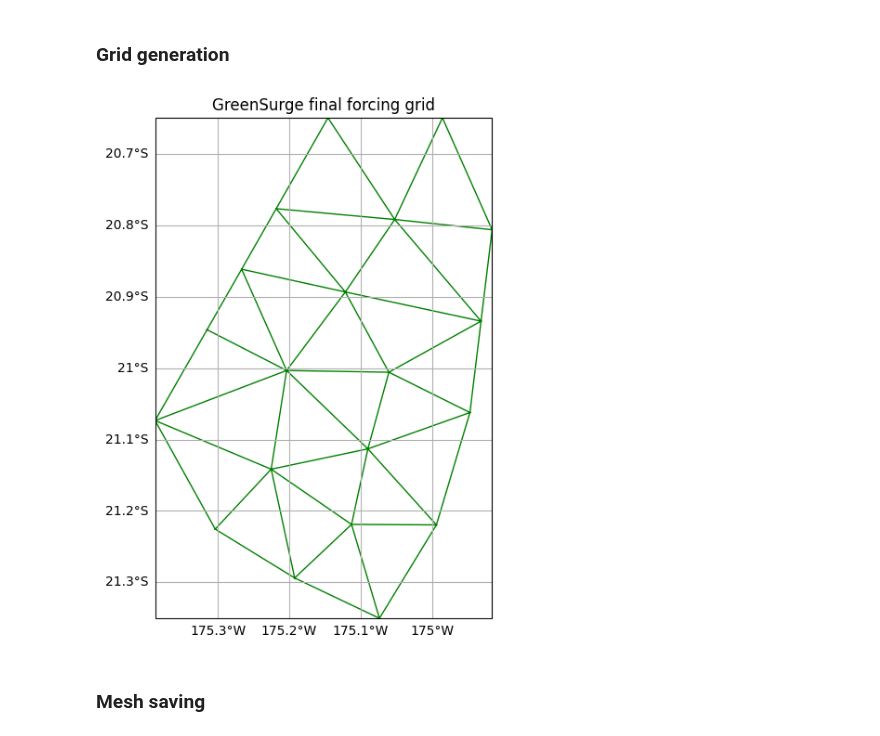
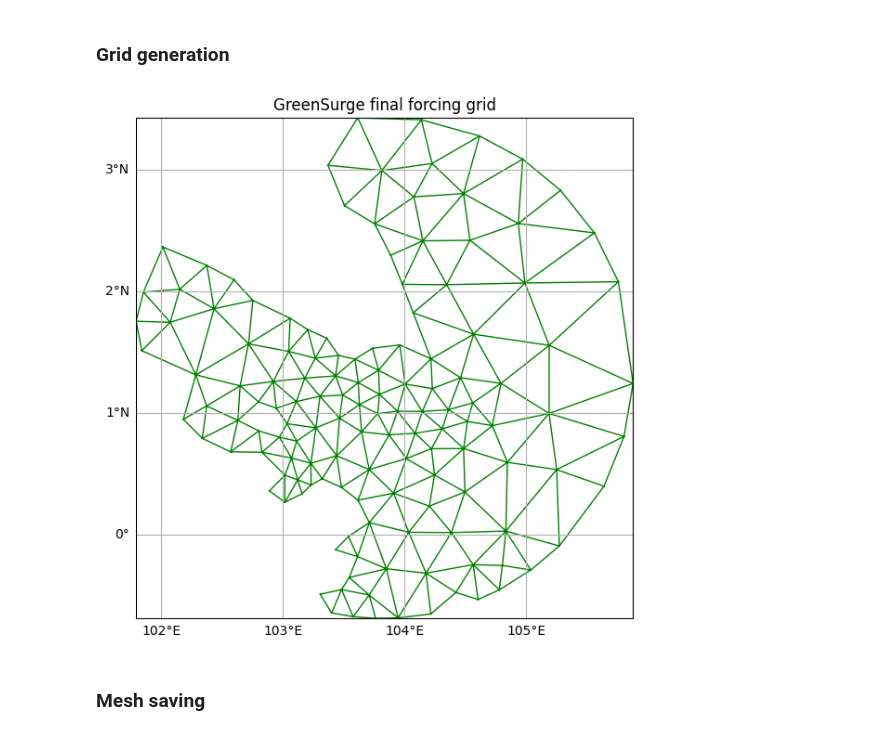
Before and after one commit to JenMontano/BlueMath, a Jupyter notebook: methods/hybrid_downscaling/additive/GreenSurge/02_Setup.ipynb, the cells around one changed output. Drawn from its saved outputs; the diff is of its cells as text; code cells hidden in the pictures.

```diff
--- a/methods/hybrid_downscaling/additive/GreenSurge/02_Setup.ipynb
+++ b/methods/hybrid_downscaling/additive/GreenSurge/02_Setup.ipynb
@@ -65,15 +65,7 @@ Mean_Sea_Level = 0
 # %%
 from shapely.geometry import Point
 
-point = Point(-175.18531, -21.20102)
-
-coords = [
-    [-175.4842625874, -20.6200013383],
-    [-174.7444556220, -20.6187918446],
-    [-174.7446572043, -21.6460551405],
-    [-175.4845145652, -21.6468110740],
-    [-175.4842625874, -20.6200013383],
-]
+point = Point(103.82165058293084, 1.3744749410187365)
 # %% [markdown]
 ## Raster preprocess
 # %% [markdown]
@@ -82,8 +74,8 @@ coords = [
 import numpy as np
 import pyproj
 
-lon_center = np.mean(np.array(coords)[-1, 0])
-lat_center = np.mean(np.array(coords)[-1, 1])
+lon_center = np.mean(point.coords[0][0])
+lat_center = np.mean(point.coords[0][1])
 
 proj_str = (
     f"+proj=aeqd +lat_0={lat_center} +lon_0={lon_center} +units=m +datum=WGS84 +no_defs"
@@ -103,7 +95,7 @@ from pyproj import CRS
 from shapely.geometry import Polygon
 
 domain_crs = CRS.from_user_input("epsg:4326")
-domain_polygon = Polygon(coords)
+domain_polygon = Polygon(point.buffer(2).exterior.coords)
 
 raster_resolution = get_raster_resolution(raster_path=output_bathy_clip_tif_path)
 raster_resolution_meters = get_raster_resolution_meters(
@@ -137,35 +129,29 @@ coarse_domain_clipped = (
     .get_multipolygon()
     .intersection(domain_polygon)
 )
-fine_domain_clipped = (
+selected_polygon = (
     ocsmesh.Geom(rasters, zmin=Wind_effect_max_depth)
     .get_multipolygon()
     .intersection(domain_polygon)
 )
-
-for polygon in fine_domain_clipped.geoms:
-    if polygon.contains(point):
-        selected_polygon = polygon
-        break
 
 envelope = selected_polygon.convex_hull
 coarse_minus_envelope = coarse_domain_clipped.difference(envelope)
 refined_shape = coarse_domain_clipped.difference(coarse_minus_envelope)
 
 if isinstance(refined_shape, MultiPolygon):
-    largest_polygon = max(refined_shape.geoms, key=lambda p: p.area)
+    cleaned_polygon = max(refined_shape.geoms, key=lambda p: p.area)
 else:
-    largest_polygon = refined_shape
+    cleaned_polygon = refined_shape
 
-cleaned_polygon = Polygon(largest_polygon.exterior)
-outer_buffered = buffer_area_for_polygon(polygon=cleaned_polygon, area_factor=0.3)
+outer_buffered = buffer_area_for_polygon(polygon=cleaned_polygon, area_factor=0.5)
 inner_buffered = buffer_area_for_polygon(polygon=selected_polygon, area_factor=-2)
 
 final_polygon = outer_buffered.difference(inner_buffered)
 
 fig, ax = plt.subplots(subplot_kw={"projection": ccrs.PlateCarree()}, figsize=figsize)
 gpd.GeoSeries(final_polygon).plot(ax=ax, color="blue")
-gpd.GeoSeries(fine_domain_clipped).plot(ax=ax, color="red", alpha=0.5)
+gpd.GeoSeries(selected_polygon).plot(ax=ax, color="red", alpha=0.5)
 
 final_polygon_patch = mpatches.Patch(color="blue", label="Final polygon")
 fine_domain_patch = mpatches.Patch(color="red", label="Fine domain")
@@ -181,39 +167,37 @@ gl.right_labels = False
 # %%
 from bluemath_tk.topo_bathy.mesh_utils import define_mesh_target_size, plot_mesh_edge
 
 geom_forz = ocsmesh.Geom(
     [],
     base_shape=final_polygon,
     base_shape_crs=domain_crs,
 )
 domain_poly = geom_forz.get_multipolygon()
 
 depth_ranges_forcing = {
-    (-200_000, -250): {"value": forcing_cell_size, "rate": None},
+    (-200_000, -250): {"value": 100*1000, "rate":  None},
+    (-10, 20): {"value": 20*1000, "rate": 0.00005},
 }
 
 hfun_forz = define_mesh_target_size(
-    rasters=rasters,
-    raster_resolution_meters=raster_resolution_meters,
-    depth_ranges=depth_ranges_forcing,
-    nprocs=1,
+    rasters, raster_resolution_meters, depth_ranges=depth_ranges_forcing, nprocs=1
 )
 
 driver_forz = ocsmesh.JigsawDriver(
     geom=geom_forz,
     hfun=hfun_forz,
     initial_mesh=False,
 )
 mesh_forz = driver_forz.run()
 
 CRS_OCS = mesh_forz.crs
 to_LL = pyproj.Transformer.from_crs(CRS_OCS, "EPSG:4326", always_xy=True).transform
 
 fig, ax = plt.subplots(subplot_kw={"projection": ccrs.PlateCarree()}, figsize=figsize)
-plot_mesh_edge(msh_t=mesh_forz.msh_t, to_geo=to_LL, ax=ax, color="green", lw=1)
+plot_mesh_edge(mesh_forz.msh_t, to_geo=to_LL, ax=ax, color="green", lw=1)
 ax.set_title("GreenSurge final forcing grid");
 # %% [output]
-[figure, old version]
+[figure, new version]
 # %% [markdown]
 ### Mesh saving
 # %%
```
Also changed, not shown: parts of 7 cells of this notebook, 1 other file.
